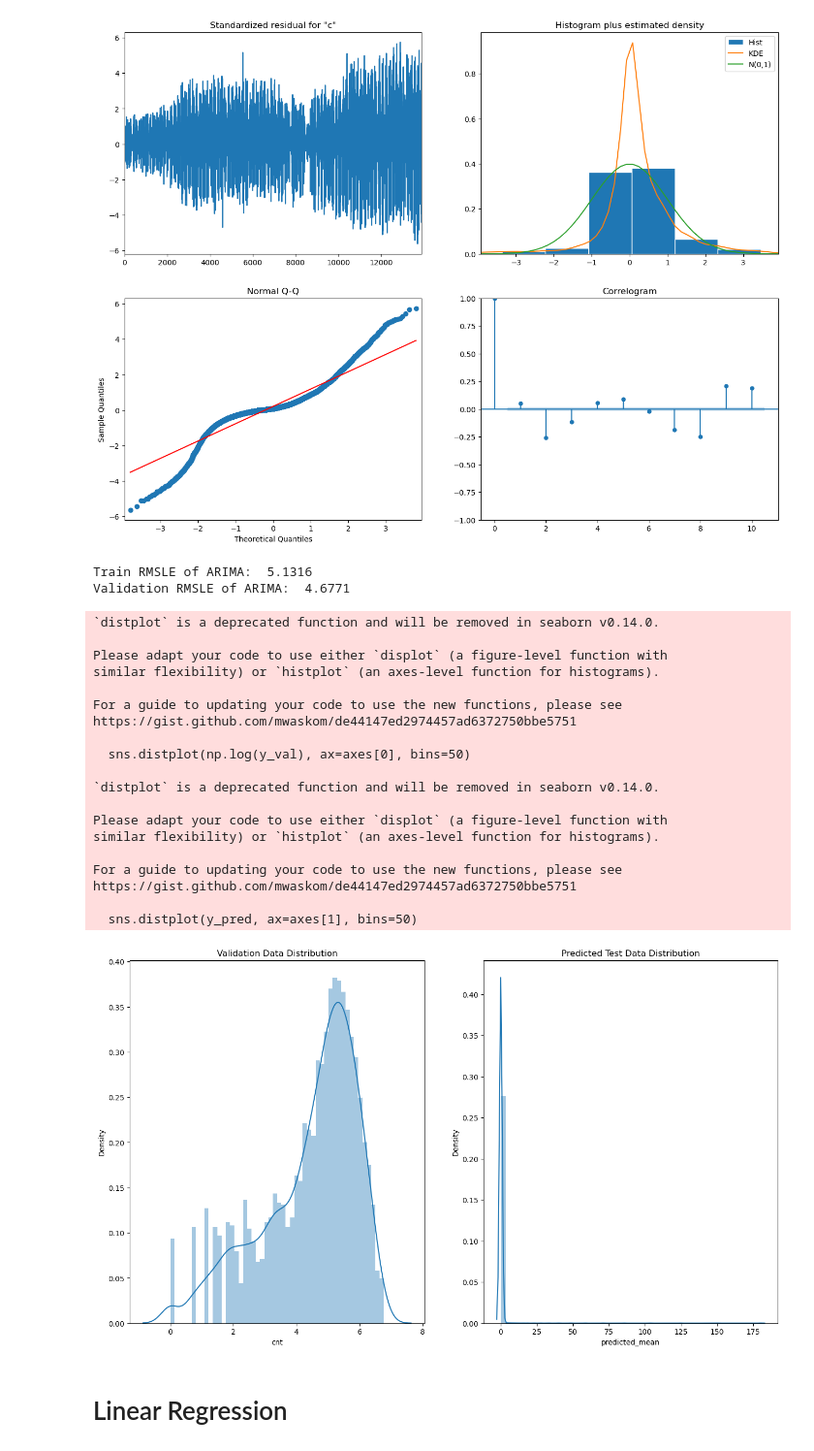
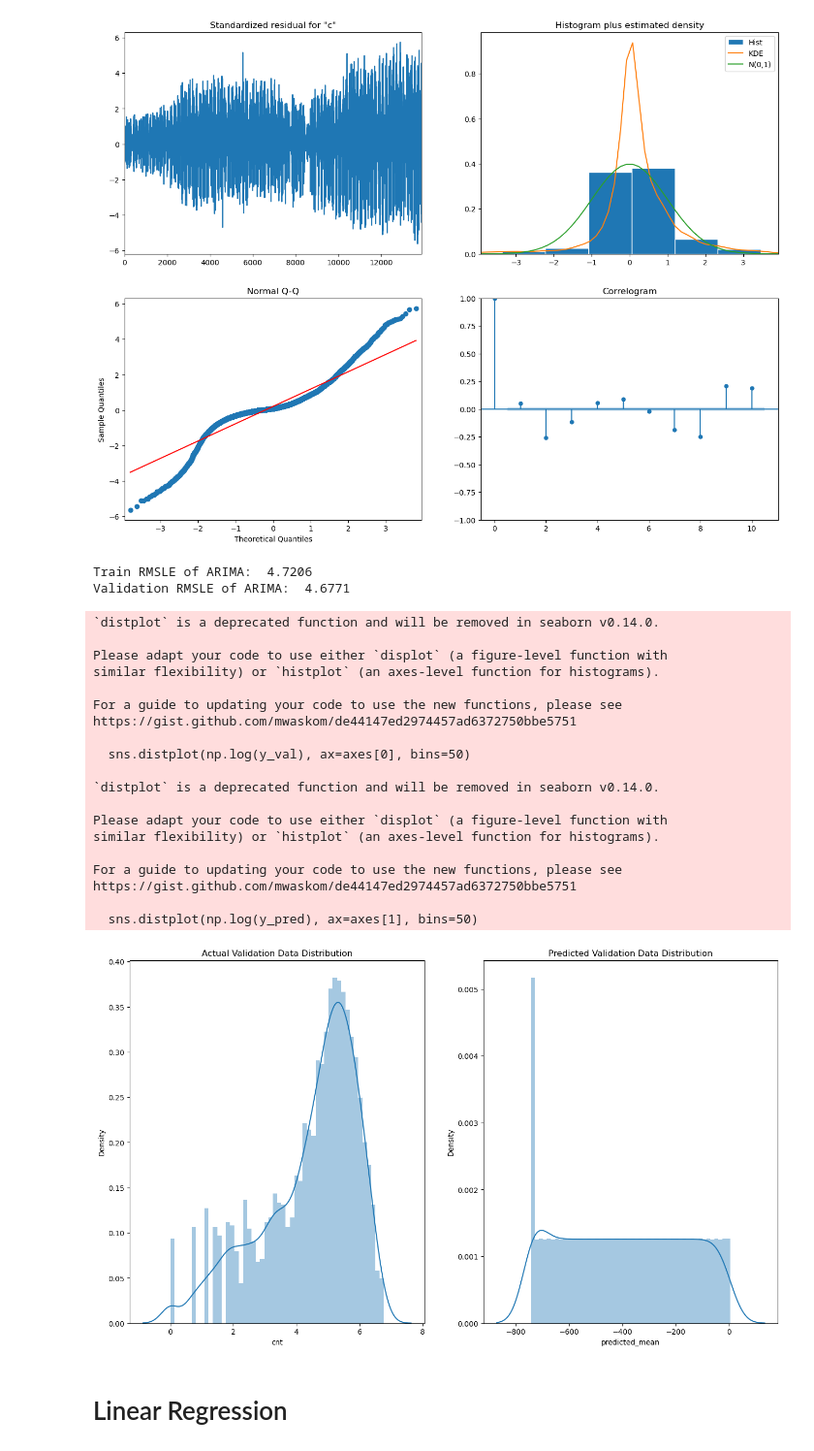
Before and after one commit to Sean-Chaos/DBA4711, a Jupyter notebook: DBA 4711 Group Project - Sean.ipynb, the cells around one changed output. Shown at 97% size. Saved outputs shown, nothing was run; the diff lists cells and outputs as text; code cells hidden in the pictures.

```diff
--- a/DBA 4711 Group Project - Sean.ipynb
+++ b/DBA 4711 Group Project - Sean.ipynb
@@ -105,3 +166,27 @@ hour_df
+# %%
+hour_df['weathersit'] = hour_df['weathersit'].replace([1,2,3,4],['clear',
+                                                                 'mist',
+                                                                 'light rain/snow',
+                                                                 'heavy rain/snow'])
+
+hour_df['season'] = hour_df['season'].replace([1,2,3,4],['winter',
+                                                           'spring',
+                                                           'summer',
+                                                           'fall'])
+
+hour_df['weekday'] = hour_df['weekday'].replace([0,1,2,3,4,5,6],['Sunday',
+                                                                 'Monday',
+                                                                 'Tuesday',
+                                                                 'Wednesday',
+                                                                 'Thursday',
+                                                                 'Friday',
+                                                                 'Saturday'
+                                                                ])
+
+hour_df = pd.get_dummies(hour_df,
+                         columns=['weathersit', 'season', 'weekday'],
+                         drop_first=True,
+                         dtype=int)
 # %% [markdown]
 ### Splitting to train test
 # %%
@@ -353,47 +379,47 @@ model.plot_diagnostics(figsize=(16, 12));
 [figure]
 # %%
 y_pred = pd.Series(model.forecast(9732))
-print(f'Train RMSLE of ARIMA: {rmsle(np.log(y_train), y_pred, True): .4f}')
+print(f'Train RMSLE of ARIMA: {rmsle(np.log(y_train), np.log(y_pred), True): .4f}')
 mdl_lst.append('ARIMA')
-train_RMSLE_lst.append(rmsle(np.log(y_train), y_pred, True))
+train_RMSLE_lst.append(rmsle(np.log(y_train), np.log(y_pred), True))
 
 y_pred = pd.Series(model.forecast(4171))
 log_y_val = np.log(y_val)
 print(f'Validation RMSLE of ARIMA: {rmsle(log_y_val, np.log(y_pred), True): .4f}')
-val_RMSLE_lst.append(rmsle(log_y_val, preds, True))
+val_RMSLE_lst.append(rmsle(log_y_val, np.log(y_pred), True))
 # %% [output]
-Train RMSLE of ARIMA:  5.1316
+Train RMSLE of ARIMA:  4.7206
 Validation RMSLE of ARIMA:  4.6771
 # %%
 figure, axes = plt.subplots(ncols=2)
 figure.set_size_inches(16, 9)
 
 sns.distplot(np.log(y_val), ax=axes[0], bins=50)
 axes[0].set_title('Actual Validation Data Distribution')
-sns.distplot(preds, ax=axes[1], bins=50)
+sns.distplot(np.log(y_pred), ax=axes[1], bins=50)
 axes[1].set_title('Predicted Validation Data Distribution')
 plt.show()
 # %% [output]
 `distplot` is a deprecated function and will be removed in seaborn v0.14.0.
 
 Please adapt your code to use either `displot` (a figure-level function with
 similar flexibility) or `histplot` (an axes-level function for histograms).
 
 For a guide to updating your code to use the new functions, please see
 https://gist.github.com/mwaskom/de44147ed2974457ad6372750bbe5751
 
   sns.distplot(np.log(y_val), ax=axes[0], bins=50)
 
 `distplot` is a deprecated function and will be removed in seaborn v0.14.0.
 
 Please adapt your code to use either `displot` (a figure-level function with
 similar flexibility) or `histplot` (an axes-level function for histograms).
 
 For a guide to updating your code to use the new functions, please see
 https://gist.github.com/mwaskom/de44147ed2974457ad6372750bbe5751
 
-  sns.distplot(y_pred, ax=axes[1], bins=50)
+  sns.distplot(np.log(y_pred), ax=axes[1], bins=50)
-[figure, old version]
+[figure, new version]
 # %% [markdown]
 # Linear Regression
 # %%
```
Also changed, not shown: parts of 37 cells of this notebook.
